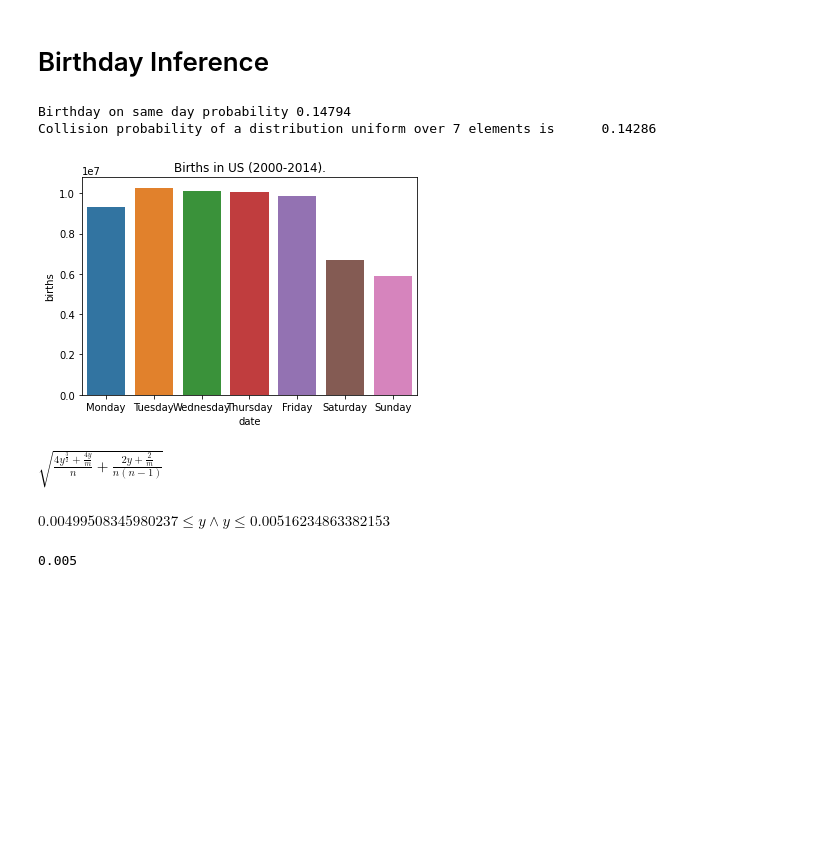
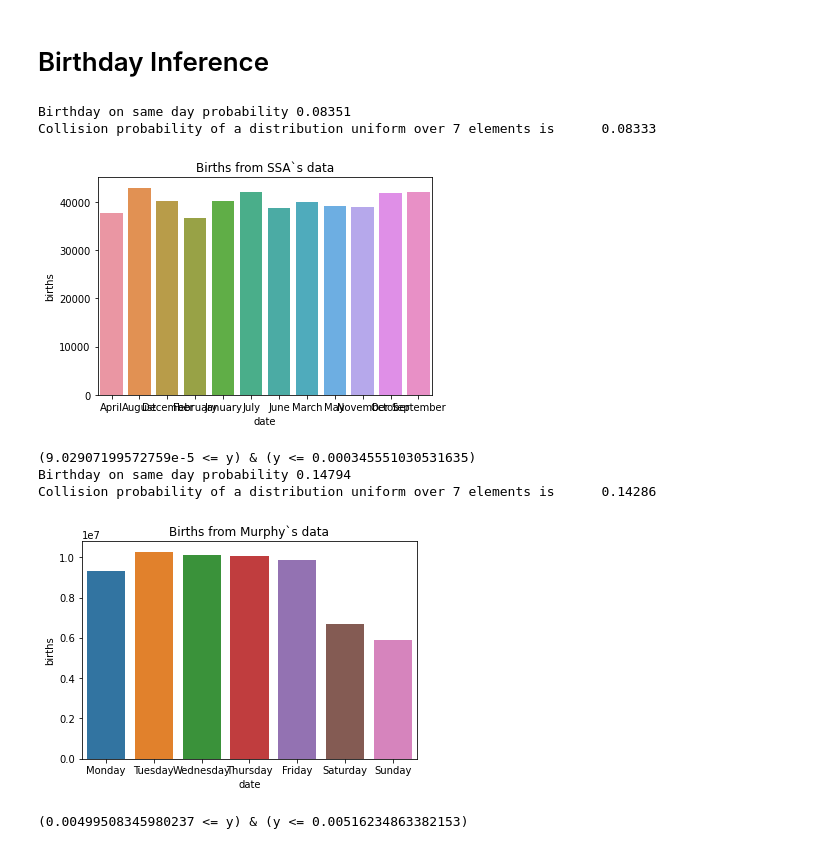
Before and after one commit to maciejskorski/ml_examples, a Jupyter notebook: RenyiEntropyEstimation.ipynb, the cells around one changed output. Cells and saved outputs as stored; diff of their text form; code cells hidden in the pictures; blank space fills up the shorter version.

```diff
--- a/RenyiEntropyEstimation.ipynb
+++ b/RenyiEntropyEstimation.ipynb
@@ -92,8 +92,8 @@ df.head()
 | 3 | 2000-01-04 | 1319 |
 | 4 | 2000-01-05 | 1262 |
 # %%
-birthdays = df.groupby(df['date'].dt.month_name())['births'].sum()
-birthdays
+birthdays1 = df.groupby(df['date'].dt.month_name())['births'].sum()
+birthdays1
 # %% [output]
 date
 April        37641
@@ -130,55 +130,49 @@ df.head()
 | 3 | 2000-01-04 | 13032 |
 | 4 | 2000-01-05 | 12558 |
 # %%
-birthdays = df.groupby([df['date'].dt.day_of_week,df['date'].dt.day_name()])['births'].sum()
-birthdays = birthdays.droplevel(0,'index')
+birthdays2 = df.groupby([df['date'].dt.day_of_week,df['date'].dt.day_name()])['births'].sum()
+birthdays2 = birthdays2.droplevel(0,'index')
 # %% [markdown]
 # Birthday Inference
 # %%
 import numpy as np
 from scipy.special import binom
 import seaborn as sns
 import matplotlib.pyplot as plt
+import sympy as sm
+from sympy import solve_univariate_inequality
+
+def sigma(y,n,m):
+  return sm.sqrt(4*(y/m+sm.sqrt(y)**(3))/n+2*(y+1/m)/(n*(n-1)))
 
 
-p_col = binom(birthdays,2).sum()/binom(birthdays.sum(),2)
-n = birthdays.sum()
-m = len(birthdays)
-gap_col = p_col-1/m
+titles = ['Births from SSA`s data','Births from Murphy`s data']
 
-print('Birthday on same day probability {:.5f}'.format(p_col))
-print('Collision probability of a distribution uniform over 7 elements is 	{:.5f}'.format(1/m))
+for birthdays,label in zip([birthdays1,birthdays2],titles):
 
-fig,ax = plt.subplots()
-sns.barplot(data=birthdays.reset_index(),x='date',y='births',ax=ax)
-ax.set_title('Births in US (2000-2014).')
-plt.show()
+  p_col = binom(birthdays,2).sum()/binom(birthdays.sum(),2)
+  n = birthdays.sum()
+  m = len(birthdays)
+  gap_col = p_col-1/m
+
+  print('Birthday on same day probability {:.5f}'.format(p_col))
+  print('Collision probability of a distribution uniform over 7 elements is 	{:.5f}'.format(1/m))
+
+  fig,ax = plt.subplots()
+  sns.barplot(data=birthdays.reset_index(),x='date',y='births',ax=ax)
+  ax.set_title(label)
+  plt.show()
+
+  y,n,m,delta = sm.symbols('y,n,m,delta',positive=True)
+  subs = {n : birthdays.sum(), m : len(birthdays)}
+  sigma_subs = sigma(y,n,m).subs(subs)
+  print(solve_univariate_inequality(abs(y-gap_col) <= 10*sigma_subs, y))
 # %% [output]
-Birthday on same day probability 0.14794
-Collision probability of a distribution uniform over 7 elements is      0.14286
+Birthday on same day probability 0.08351
+Collision probability of a distribution uniform over 7 elements is      0.08333
-[figure, old version]
+[figure, new version]
+(9.02907199572759e-5 <= y) & (y <= 0.000345551030531635)
+Birthday on same day probability 0.14794
+Collision probability of a distribution uniform over 7 elements is      0.14286
+[figure, added]
+(0.00499508345980237 <= y) & (y <= 0.00516234863382153)
-# %%
-import sympy as sm
-
-y,n,m,delta = sm.symbols('y,n,m,delta',positive=True)
-
-def sigma(y,n,m):
-  return sm.sqrt(4*(y/m+sm.sqrt(y)**(3))/n+2*(y+1/m)/(n*(n-1)))
-
-sigma(y,n,m)
-# %% [output]
-$\displaystyle \sqrt{\frac{4 y^{\frac{3}{2}} + \frac{4 y}{m}}{n} + \frac{2 y + \frac{2}{m}}{n \left(n - 1\right)}}$
-# %%
-from sympy import solve_univariate_inequality
-
-subs = {n : birthdays.sum(), m : len(birthdays)}
-
-sigma_subs = sigma(y,n,m).subs(subs)
-
-solve_univariate_inequality(abs(y-gap_col) <= 10*sigma_subs, y)
-# %% [output]
-$\displaystyle 0.00499508345980237 \leq y \wedge y \leq 0.00516234863382153$
-# %%
-round(0.00499508345980237,5)
-# %% [output]
-0.005
```
Also changed, not shown: parts of 14 cells of this notebook.
